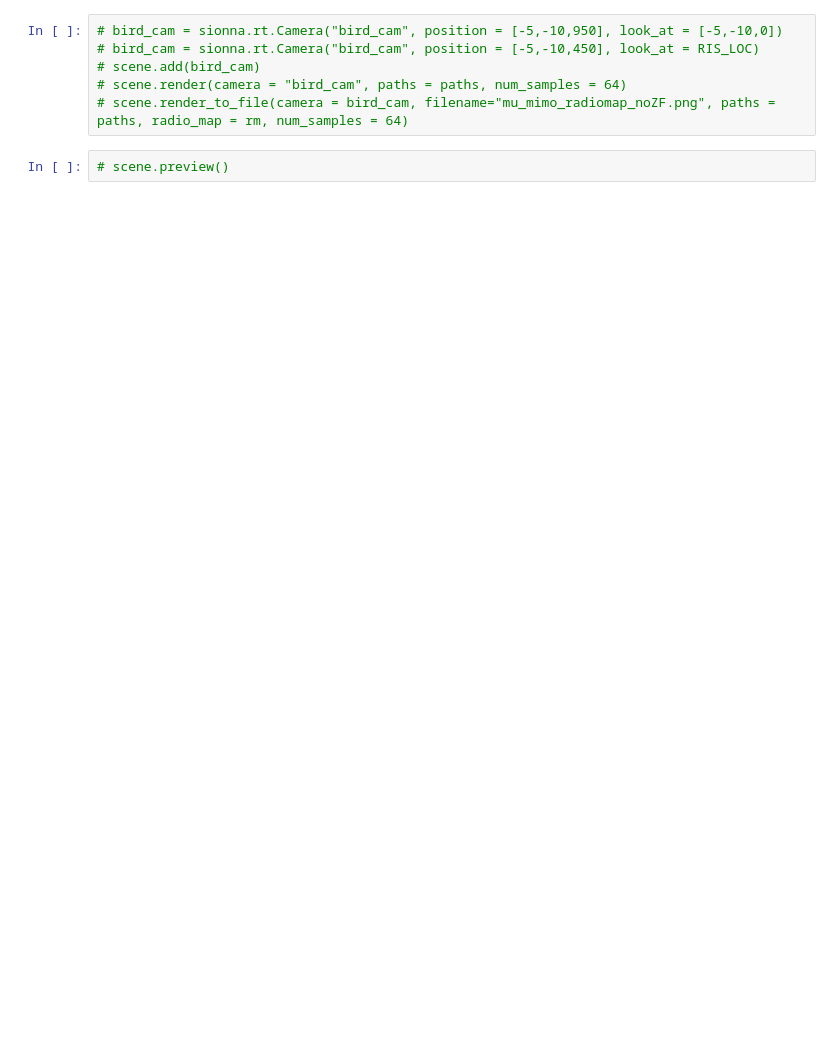
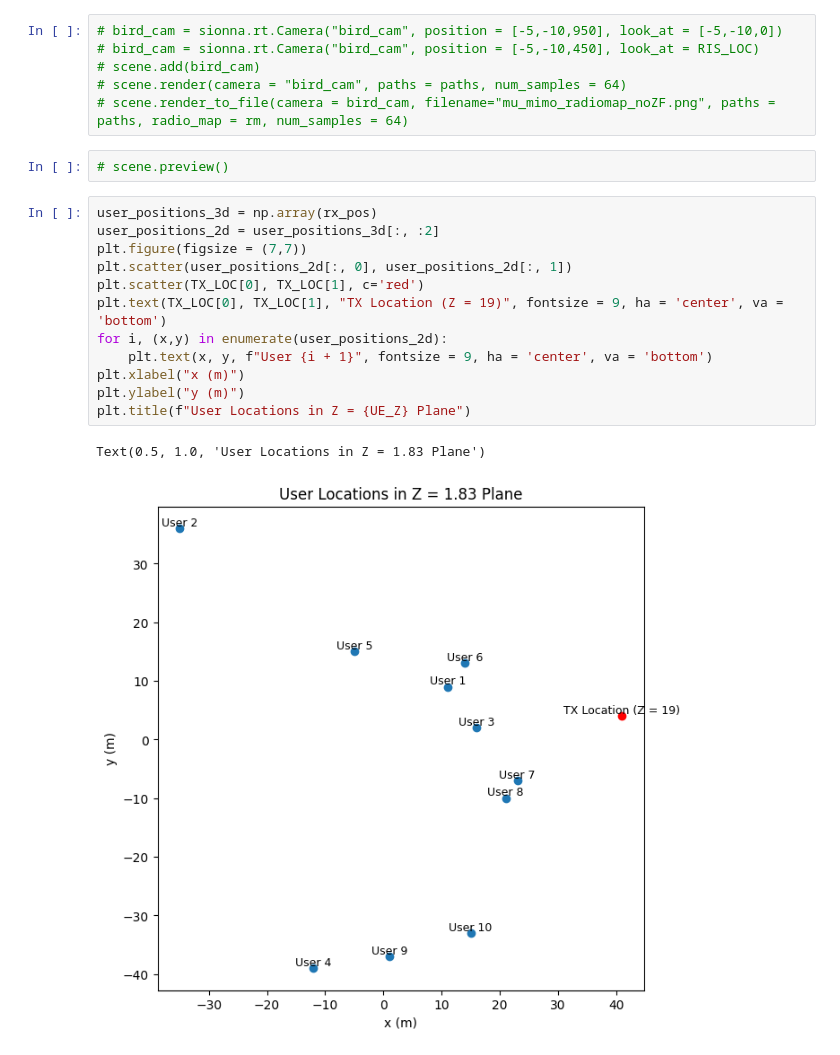
Before and after one commit to ear0/ECE575FP, a Jupyter notebook: ris_mimo.ipynb, the cells around one changed output. Cells and saved outputs as stored; diff of their text form; blank space fills up the shorter version.

```diff
--- a/ris_mimo.ipynb
+++ b/ris_mimo.ipynb
@@ -202,4 +269,19 @@ paths  = scene.compute_paths(max_depth = 4)
 # scene.render_to_file(camera = bird_cam, filename="mu_mimo_radiomap_noZF.png", paths = paths, radio_map = rm, num_samples = 64)
 # %%
 # scene.preview()
+# %%
+user_positions_3d = np.array(rx_pos)
+user_positions_2d = user_positions_3d[:, :2]
+plt.figure(figsize = (7,7))
+plt.scatter(user_positions_2d[:, 0], user_positions_2d[:, 1])
+plt.scatter(TX_LOC[0], TX_LOC[1], c='red')
+plt.text(TX_LOC[0], TX_LOC[1], "TX Location (Z = 19)", fontsize = 9, ha = 'center', va = 'bottom')
+for i, (x,y) in enumerate(user_positions_2d):
+    plt.text(x, y, f"User {i + 1}", fontsize = 9, ha = 'center', va = 'bottom')
+plt.xlabel("x (m)")
+plt.ylabel("y (m)")
+plt.title(f"User Locations in Z = {UE_Z} Plane")
+# %% [output]
+Text(0.5, 1.0, 'User Locations in Z = 1.83 Plane')
+[figure, added]
 # %%
```
Also changed, not shown: parts of 16 cells of this notebook, 1 other file.
